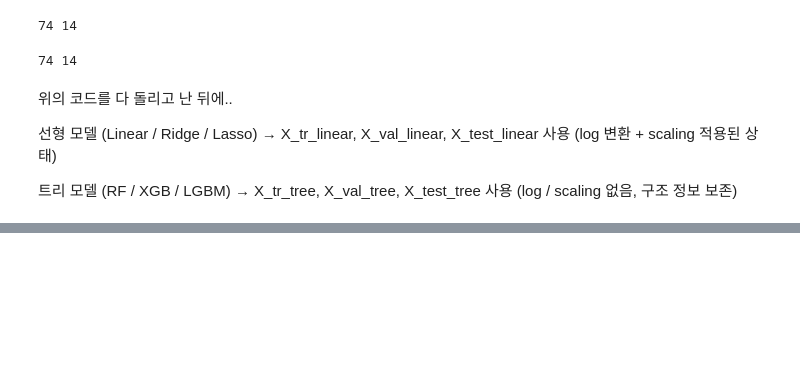
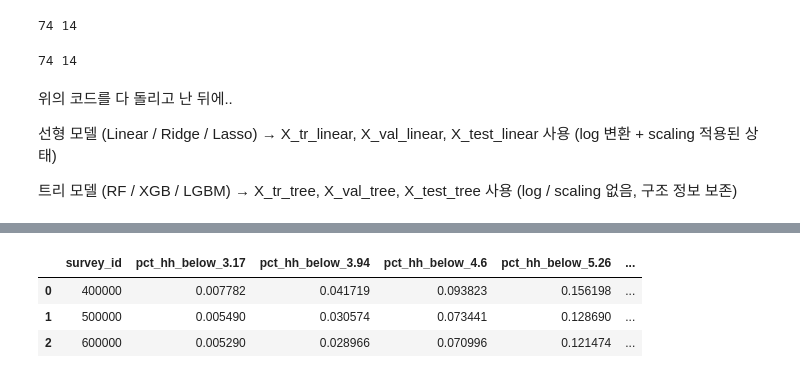
Before and after one commit to guupiii/ESAA, a Jupyter notebook: Poverty_Prediction_Challenge.ipynb, the cells around one changed output, grey strips where cells are left out. Saved outputs shown, nothing was run; the diff lists cells and outputs as text; code cells hidden in the pictures; blank space fills up the shorter version.

```diff
--- a/Poverty_Prediction_Challenge.ipynb
+++ b/Poverty_Prediction_Challenge.ipynb
@@ -623,0 +683,6 @@ X_test_tree= np.hstack([X_test_num,X_test_cat_enc])
+# %%
+pred_hh = pd.DataFrame({
+    "survey_id": test["survey_id"].values,
+    "hhid": test["hhid"].values,
+    "cons_ppp17": test_pred
+})
@@ -623,0 +694,44 @@ X_test_tree= np.hstack([X_test_num,X_test_cat_enc])
+# %%
+poverty_thresholds = [
+    3.17,  # 5%
+    3.94,  # 10%
+    4.60,  # 15%
+    5.26,  # 20%
+    5.88,  # 25%
+    6.47,  # 30%
+    7.06,  # 35%
+    7.70,  # 40%
+    8.40,  # 45%
+    9.13,  # 50%
+    9.87,  # 55%
+    10.70, # 60%
+    11.62, # 65%
+    12.69, # 70%
+    14.03, # 75%
+    15.64, # 80%
+    17.76, # 85%
+    20.99, # 90%
+    27.37  # 95%
+]
+# %%
+import numpy as np
+import pandas as pd
+
+poverty_rows = []
+
+for sid, df_s in pred_hh.groupby("survey_id"):
+    row = {"survey_id": sid}
+    cons = df_s["cons_ppp17"].values
+
+    for t in poverty_thresholds:
+        row[f"pct_hh_below_{t}"] = np.mean(cons < t)
+
+    poverty_rows.append(row)
+
+pred_poverty = pd.DataFrame(poverty_rows)
+pred_poverty
+# %% [output]
+|  | survey_id | pct_hh_below_3.17 | pct_hh_below_3.94 | pct_hh_below_4.6 | pct_hh_below_5.26 | ... |
+| 0 | 400000 | 0.007782 | 0.041719 | 0.093823 | 0.156198 | ... |
+| 1 | 500000 | 0.005490 | 0.030574 | 0.073441 | 0.128690 | ... |
+| 2 | 600000 | 0.005290 | 0.028966 | 0.070996 | 0.121474 | ... |
```
Also changed, not shown: parts of 10 cells of this notebook.
